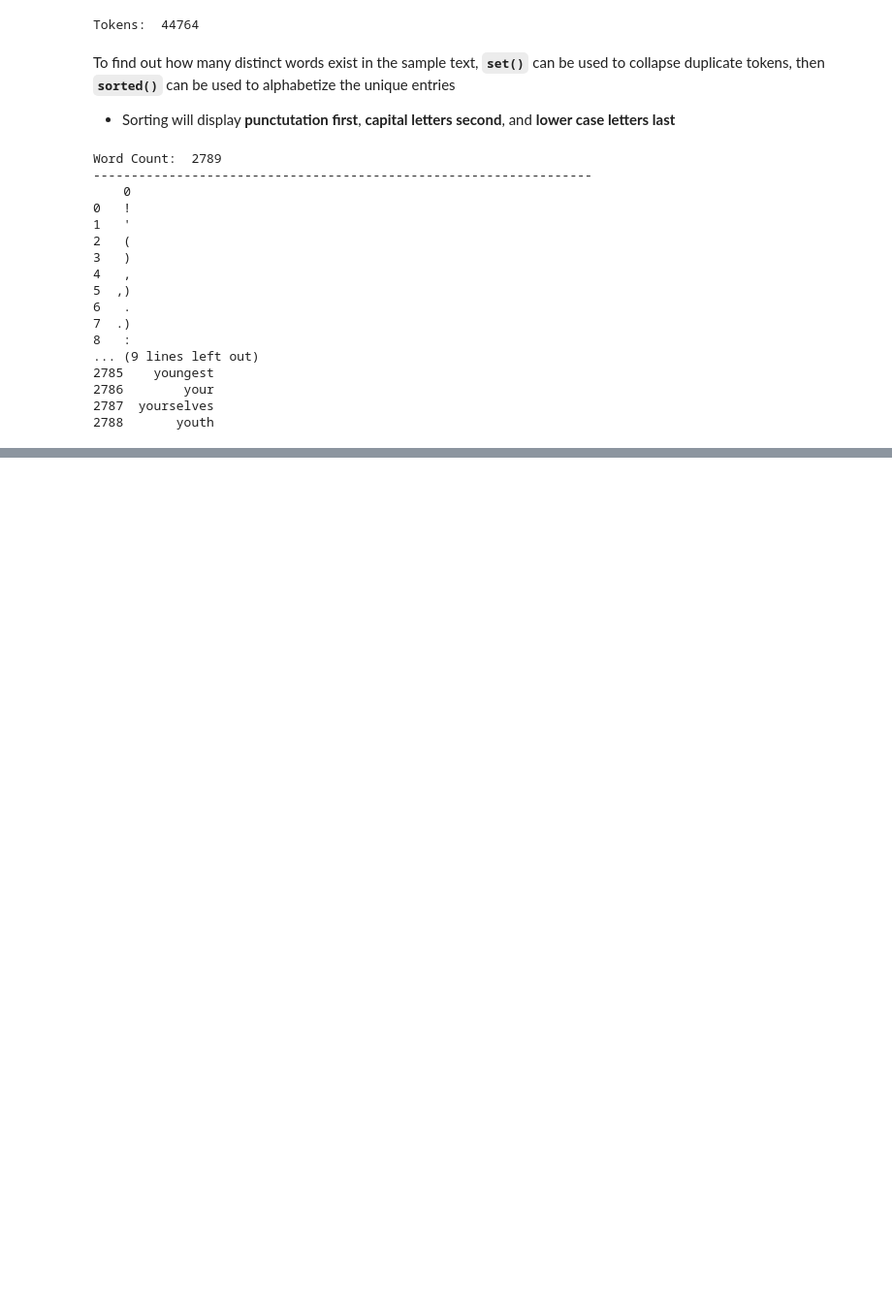
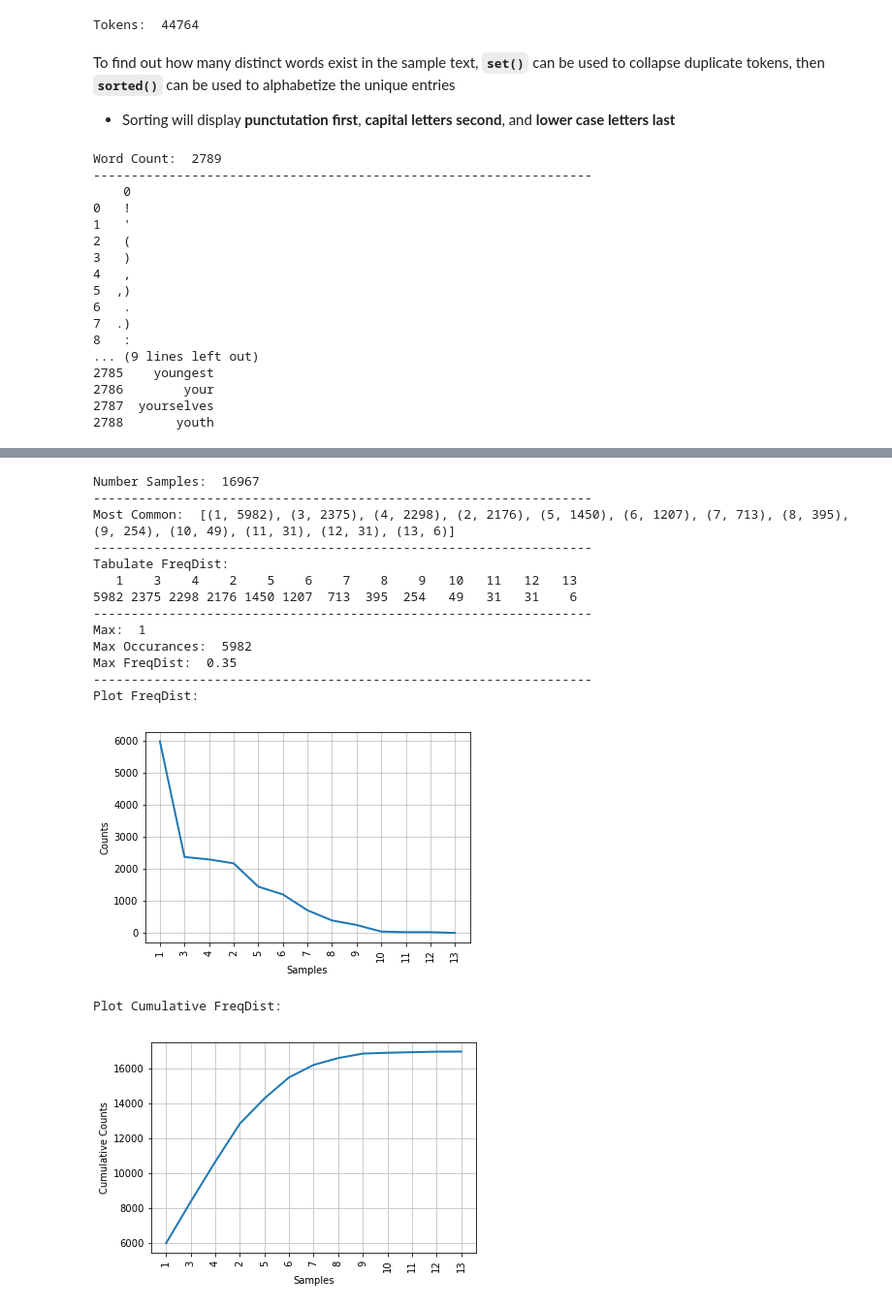
Before and after one commit to WhitneyOnTheWeb/Python_Playground, a Jupyter notebook: NLTKforPython.ipynb, the cells around one changed output, grey strips where cells are left out. Shown at 97% size. Cells and saved outputs as stored; diff of their text form; code cells hidden in the pictures; blank space fills up the shorter version.

```diff
--- a/NLTKforPython.ipynb
+++ b/NLTKforPython.ipynb
@@ -160,0 +339,10 @@ print(round(len(distinct) / len(text3), 2) * 100, "%")
+# %%
+word_length = [len(w) for w in text1]
+print(word_length[:19], "...")
+line()
+
+#List of length for each given word in the text sample
+fdLenMontyPython = FreqDist([len(w) for w in text6])
+
+#Frequency Distribution of word lengths
+print(fdLenMontyPython)
@@ -160,0 +371,33 @@ print(round(len(distinct) / len(text3), 2) * 100, "%")
+# %%
+print("Number Samples: ", fdLenMontyPython.N())
+line()
+print("Most Common: ", fdLenMontyPython.most_common())
+line()
+print("Tabulate FreqDist: ")
+fdLenMontyPython.tabulate()
+line()
+print("Max: ", fdLenMontyPython.max())
+print("Max Occurances: ", fdLenMontyPython[1])
+print("Max FreqDist: ", round(fdLenMontyPython.freq(1), 2))
+line()
+print("Plot FreqDist: ")
+fdLenMontyPython.plot()
+print("Plot Cumulative FreqDist: ")
+fdLenMontyPython.plot(cumulative=True)
+# %% [output]
+Number Samples:  16967
+------------------------------------------------------------------
+Most Common:  [(1, 5982), (3, 2375), (4, 2298), (2, 2176), (5, 1450), (6, 1207), (7, 713), (8, 395), (9, 254), (10, 49), (11, 31), (12, 31), (13, 6)]
+------------------------------------------------------------------
+Tabulate FreqDist:
+   1    3    4    2    5    6    7    8    9   10   11   12   13
+5982 2375 2298 2176 1450 1207  713  395  254   49   31   31    6
+------------------------------------------------------------------
+Max:  1
+Max Occurances:  5982
+Max FreqDist:  0.35
+------------------------------------------------------------------
+Plot FreqDist:
+[figure, added]
+Plot Cumulative FreqDist:
+[figure, added]
```
Also changed, not shown: parts of 32 cells of this notebook, 1 other file.
